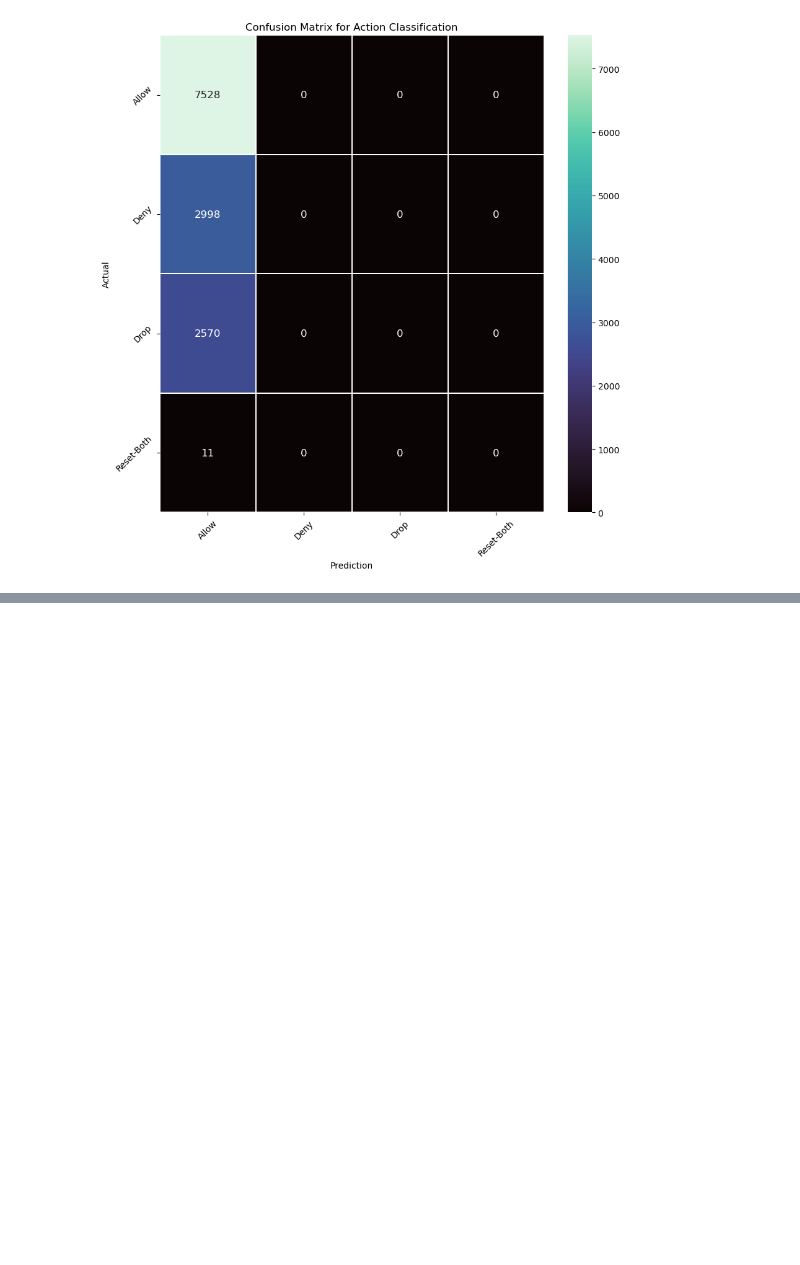
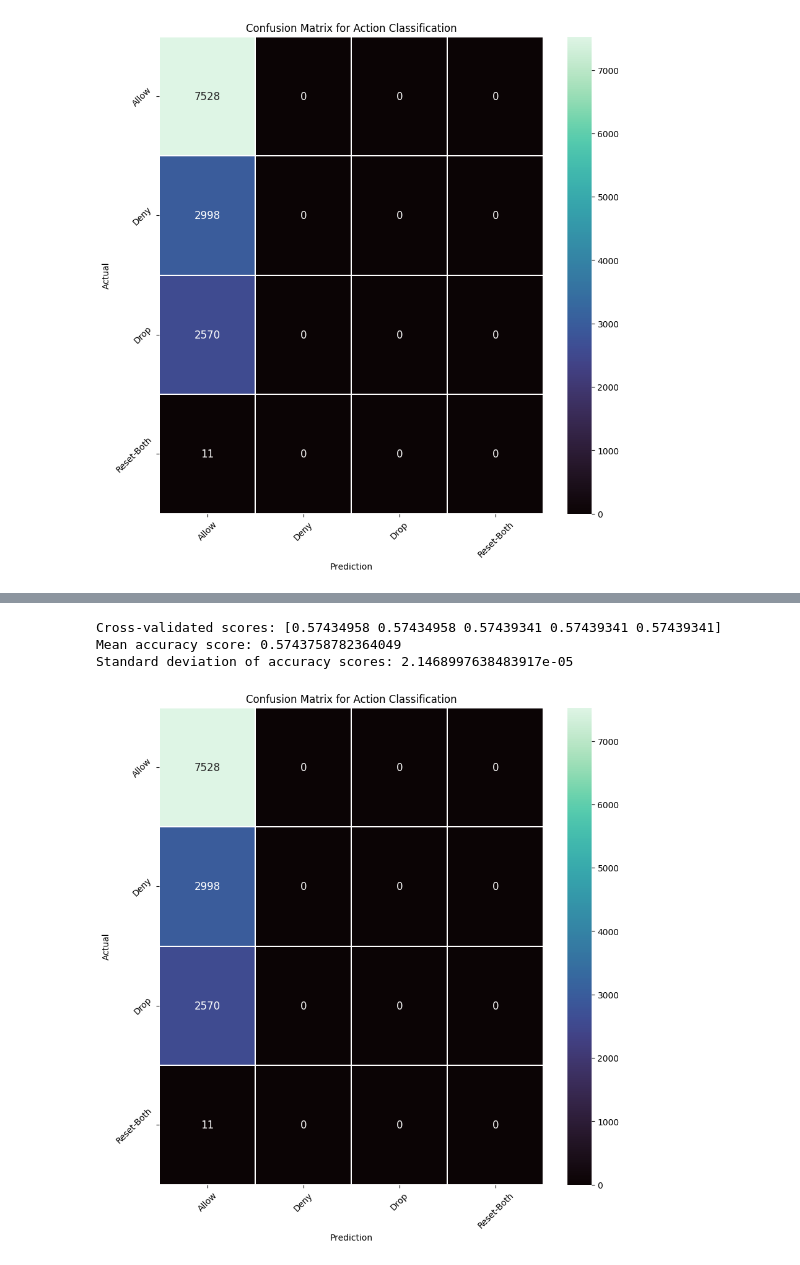
Before and after one commit to joeyhdz/firewall, a Jupyter notebook: casestudy.ipynb, the cells around one changed output, grey strips where cells are left out. Cells and saved outputs as stored; diff of their text form; code cells hidden in the pictures; blank space fills up the shorter version.

```diff
--- a/casestudy.ipynb
+++ b/casestudy.ipynb
@@ -392,0 +446,28 @@ plt.show()
+# %%
+print("Cross-validated scores:", cross_val_scores)
+print("Mean accuracy score:", cross_val_scores.mean())
+print("Standard deviation of accuracy scores:", cross_val_scores.std())
+# %% [output]
+Cross-validated scores: [0.57434958 0.57434958 0.57439341 0.57439341 0.57439341]
+Mean accuracy score: 0.5743758782364049
+Standard deviation of accuracy scores: 2.1468997638483917e-05
+# %%
+plt.figure(figsize=(10,10))
+sns.heatmap(confusion_mat,
+            cmap= 'mako',
+            annot=True,
+            fmt='.0f',
+            annot_kws={'size':12},
+            linecolor='white',
+            linewidths=.1,
+            )
+class_names = ['Allow','Deny','Drop','Reset-Both']
+tick_position = [.5,1.5,2.5,3.5]
+plt.xticks( ticks=tick_position,labels=class_names, rotation= 45)
+plt.yticks(ticks=tick_position, labels = class_names, rotation = 45)
+plt.title('Confusion Matrix for Action Classification')
+plt.xlabel('Prediction')
+plt.ylabel('Actual')
+plt.show()
+# %% [output]
+[figure, added]
```
Also changed, not shown: parts of 4 cells of this notebook.
